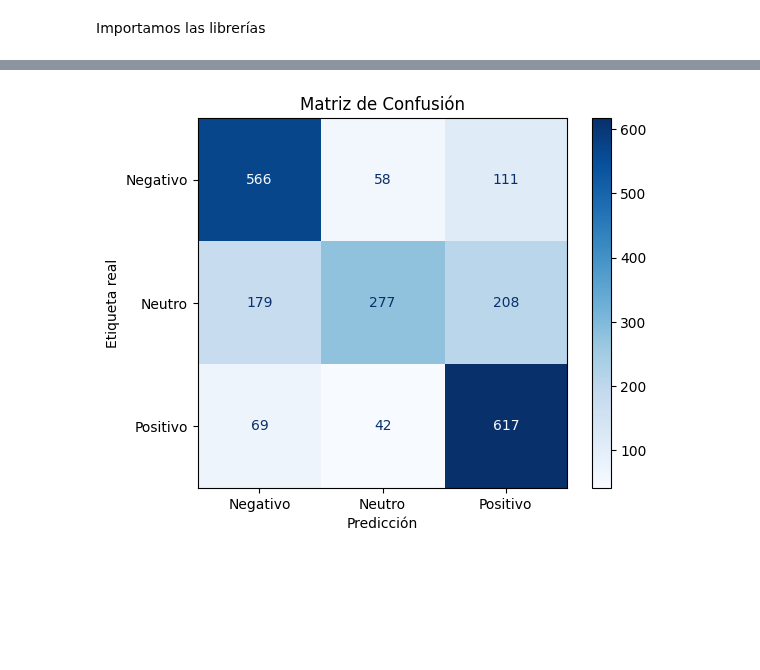
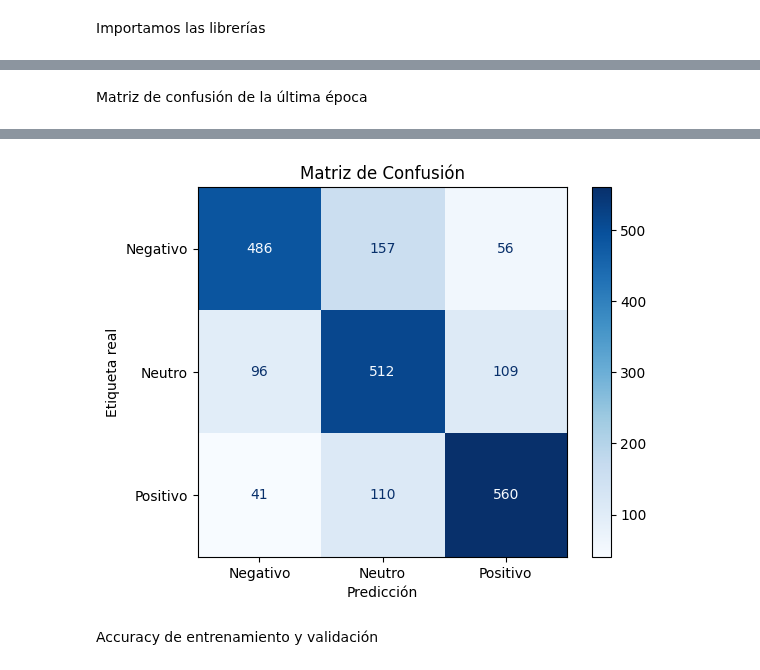
Before and after one commit to AngieJoya99/Proyecto-RN, a Jupyter notebook: Entrega1.ipynb, the cells around one changed output, grey strips where cells are left out. Saved outputs shown, nothing was run; the diff lists cells and outputs as text; code cells hidden in the pictures; blank space fills up the shorter version.

```diff
--- a/Entrega1.ipynb
+++ b/Entrega1.ipynb
@@ -235,0 +186,3 @@ plt.show()
+# %%
+datasetBal = pd.DataFrame({"tweet": [row.tolist() for row in xBal],"airline_sentiment": yBal})
+graficaDistribucion(datasetBal,"airline_sentiment",["Neutro", "Positivo", "Negativo"],"Sentimiento","Instancias","Distribución Porcentual de las Opiniones del Dataset Balanceado")
@@ -236,9 +195,16 @@ plt.show()
 # %%
+#Se realiza nuevamente one hot encoding
+datasetBal["airline_sentiment_encoding"] = list(
+    to_categorical(datasetBal["airline_sentiment"], num_classes=3)
+)
+
 n = len(datasetBal)
-cTrain = int(n*0.7) # 70% para entrenar y 30% para probar
+cTrain = int(n*0.7) # 70% para entrenar y 30% para la validación
 cTest = n-cTrain
+
 print(f"N = {n} | Tamaño entrenamiento = {cTrain} | Tamaño prueba = {cTest}")
-trainData, testData = train_test_split(datasetBal, train_size=cTrain, test_size=cTest)
+
+trainData, testData = train_test_split(datasetBal, train_size=cTrain, test_size=cTest, random_state=2025)
 testData.head()
 # %% [output]
 N = 7089 | Tamaño entrenamiento = 4962 | Tamaño prueba = 2127
@@ -278,8 +249,15 @@ def entrenamiento (xTrain, yTrain, xTest, yTest, modelo, epocas, lote, llamadas)
 # %%
-xTrain = np.array(trainData["rep"].to_list(), dtype="float32")
-yTrain = trainData.airline_sentiment.values
-xTest = np.array(testData["rep"].to_list(), dtype="float32")
-yTest = testData.airline_sentiment.values
+xTrain = np.array(trainData["tweet"].to_list(), dtype="float32")
+yTrain = np.array(trainData["airline_sentiment_encoding"].tolist())
+xTest = np.array(testData["tweet"].to_list(), dtype="float32")
+yTest = np.array(testData["airline_sentiment_encoding"].tolist())
+
 epocas = 200
 lote = 32
-llamadas = EarlyStopping(monitor='val_accuracy', patience=3, restore_best_weights=True)
+entrada = np.vstack(trainData.tweet.values).shape[1]
+salida = np.vstack(trainData.airline_sentiment_encoding.values).shape[1]
+
+print("Tamaño de la entrada:",entrada)
+print("Tamaño de la salida:",salida)
+
+llamadas = EarlyStopping(monitor='val_accuracy', patience=4, restore_best_weights=True)
@@ -286,4 +269,5 @@ llamadas = EarlyStopping(monitor='val_accuracy', patience=3, restore_best_weight
 # %%
+modelo = redNeuronal (entrada, salida)
 resultado = entrenamiento(xTrain, yTrain, xTest, yTest, modelo, epocas, lote, llamadas)
 
 resultados = {
@@ -317,9 +301,13 @@ Epoch 6/200
+# %% [markdown]
+Matriz de confusión de la última época
 # %%
 yPred = modelo.predict(xTest)
-yPred_classes = yPred.argmax(axis=1)
+
+yPred_labels = np.argmax(yPred, axis=1)
+yTest_labels = np.argmax(yTest, axis=1)
 
 # Matriz de confusión
-cm = confusion_matrix(yTest, yPred_classes)
+cm = confusion_matrix(yTest_labels, yPred_labels)
 class_names = ['Negativo', 'Neutro', 'Positivo']
 
 # Graficar
@@ -336,4 +324,6 @@ plt.show()
-[figure, old version]
+[figure, new version]
+# %% [markdown]
+Accuracy de entrenamiento y validación
 # %%
 # Accuracy
 plt.plot(resultado.history["accuracy"], label="Entrenamiento")
```
Also changed, not shown: parts of 39 cells of this notebook, 4 other files.
